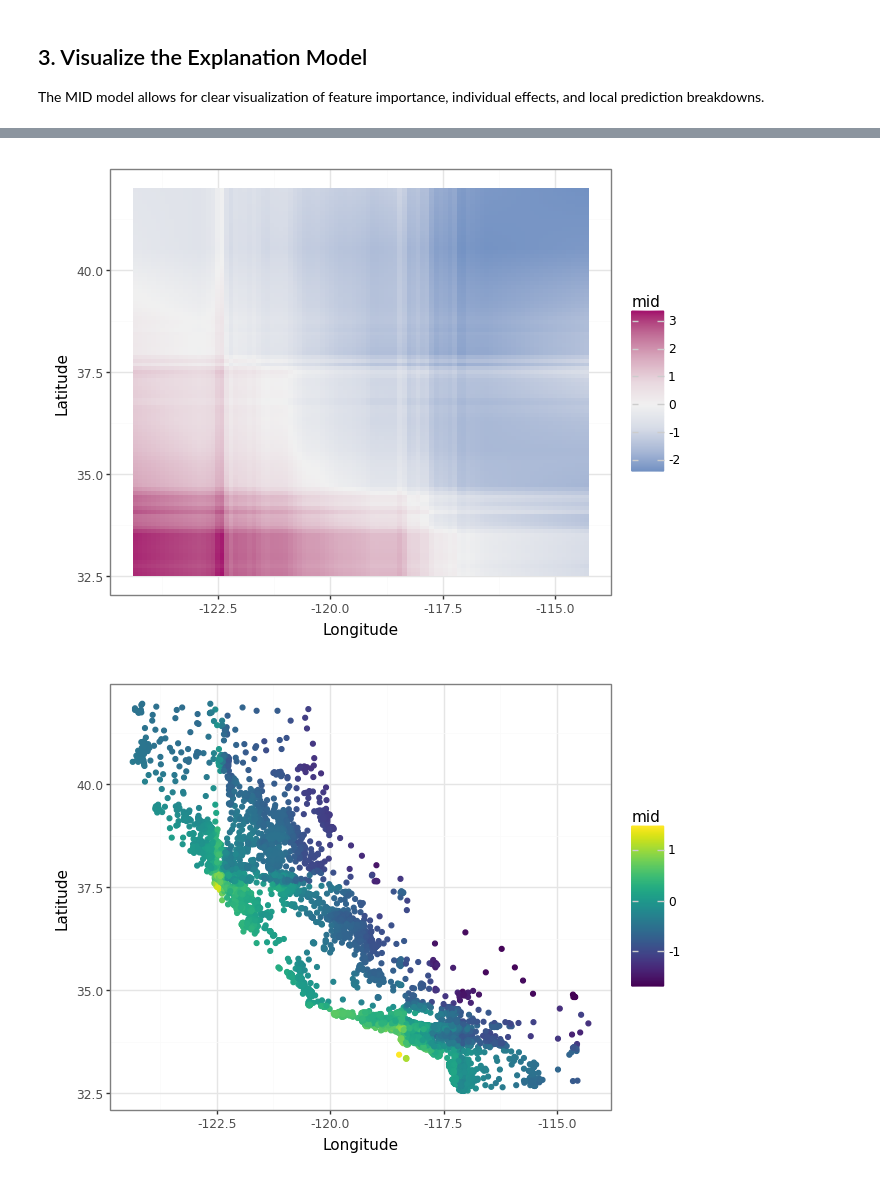
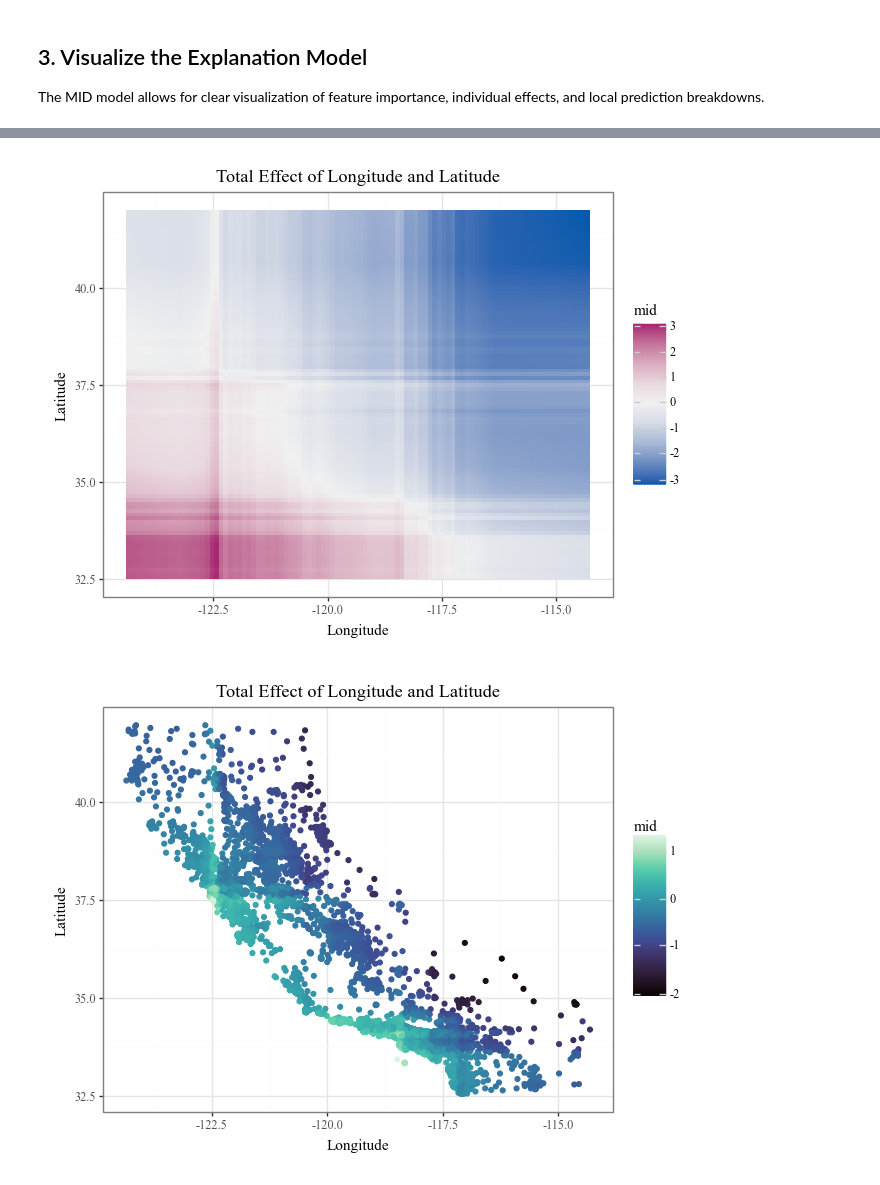
Before and after one commit to ryo-asashi/pyramid-learn, a Jupyter notebook: docs/source/quick-start.ipynb, the cells around one changed output, grey strips where cells are left out. Cells and saved outputs as stored; diff of their text form; code cells hidden in the pictures.

```diff
--- a/docs/source/quick-start.ipynb
+++ b/docs/source/quick-start.ipynb
@@ -12,7 +12,7 @@ import midlearn as mid
 
 # Set up plotnine theme for clean visualizations
 import plotnine as p9
-p9.theme_set(p9.theme_bw())
+p9.theme_set(p9.theme_bw(base_family='Serif'))
 
 # Configure scikit-learn display
 set_config(display='text')
@@ -49,8 +46,8 @@ We fit the `MIDExplainer` to the training data to create a globally faithful, in
 explainer = mid.MIDExplainer(
     estimator=estimator,
     interaction=True,
-    params_main=70,
-    penalty=.01,
+    params_main=100,
+    penalty=.05,
     singular_ok=True,
 )
 explainer.fit(X_train)
@@ -107,13 +111,25 @@ Plotting 3: MedInc
 # %%
 # Plot the interaction of Longitude and Latitude (Component Functions)
 display(
-    explainer.plot("Longitude:Latitude", main_effects=True)
+    explainer.plot(
+        "Longitude:Latitude",
+        main_effects=True
+    ) +
+    p9.ggtitle("Total Effect of Longitude and Latitude")
 )
 display(
-    explainer.plot("Longitude:Latitude", style='data', data=X_train, main_effects=True)
+    explainer.plot(
+        "Longitude:Latitude",
+        style='data',
+        theme='mako',
+        data=X_train,
+        main_effects=True
+    ) +
+    p9.ggtitle("Total Effect of Longitude and Latitude")
+
 )
 # %% [output]
-[figure, old version]
+[figure, new version]
-[figure, old version]
+[figure, new version]
 # %%
 # Plot prediction breakdowns for the first three test samples (Local Interpretability)
```
Also changed, not shown: parts of 9 cells of this notebook, 2 other files.
